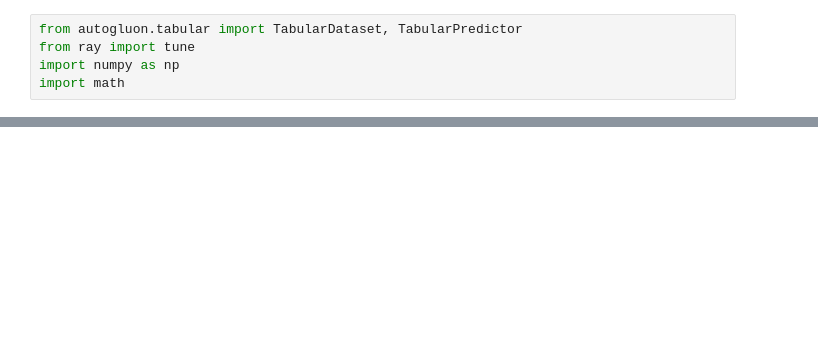
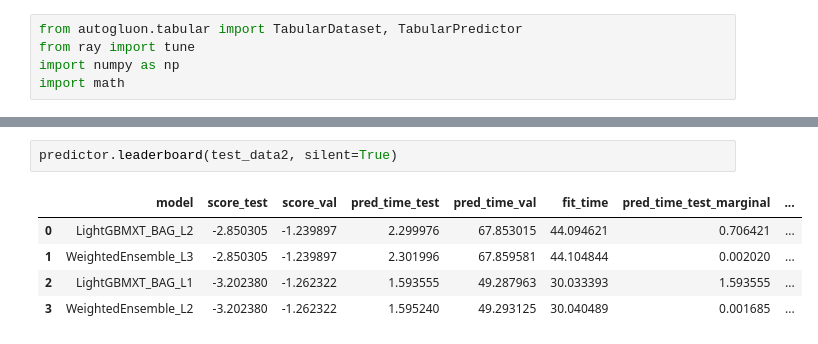
Before and after one commit to kylrw/Range-Estimation-MARC, a Jupyter notebook: autogluon_SOC.ipynb, the cells around one changed output, grey strips where cells are left out. Cells and saved outputs as stored; diff of their text form; blank space fills up the shorter version.

```diff
--- a/autogluon_SOC.ipynb
+++ b/autogluon_SOC.ipynb
@@ -132,3 +106,11 @@ predictor.leaderboard(test_data, silent=True)
+# %%
+predictor.leaderboard(test_data2, silent=True)
+# %% [output]
+|  | model | score_test | score_val | pred_time_test | pred_time_val | fit_time | pred_time_test_marginal | ... |
+| 0 | LightGBMXT_BAG_L2 | -2.850305 | -1.239897 | 2.299976 | 67.853015 | 44.094621 | 0.706421 | ... |
+| 1 | WeightedEnsemble_L3 | -2.850305 | -1.239897 | 2.301996 | 67.859581 | 44.104844 | 0.002020 | ... |
+| 2 | LightGBMXT_BAG_L1 | -3.202380 | -1.262322 | 1.593555 | 49.287963 | 30.033393 | 1.593555 | ... |
+| 3 | WeightedEnsemble_L2 | -3.202380 | -1.262322 | 1.595240 | 49.293125 | 30.040489 | 0.001685 | ... |
 # %%
 #plots the predicted vs actual values of the top performing model using matplotlib
 import matplotlib.pyplot as plt
```
Also changed, not shown: parts of 16 cells of this notebook, 35 other files.
